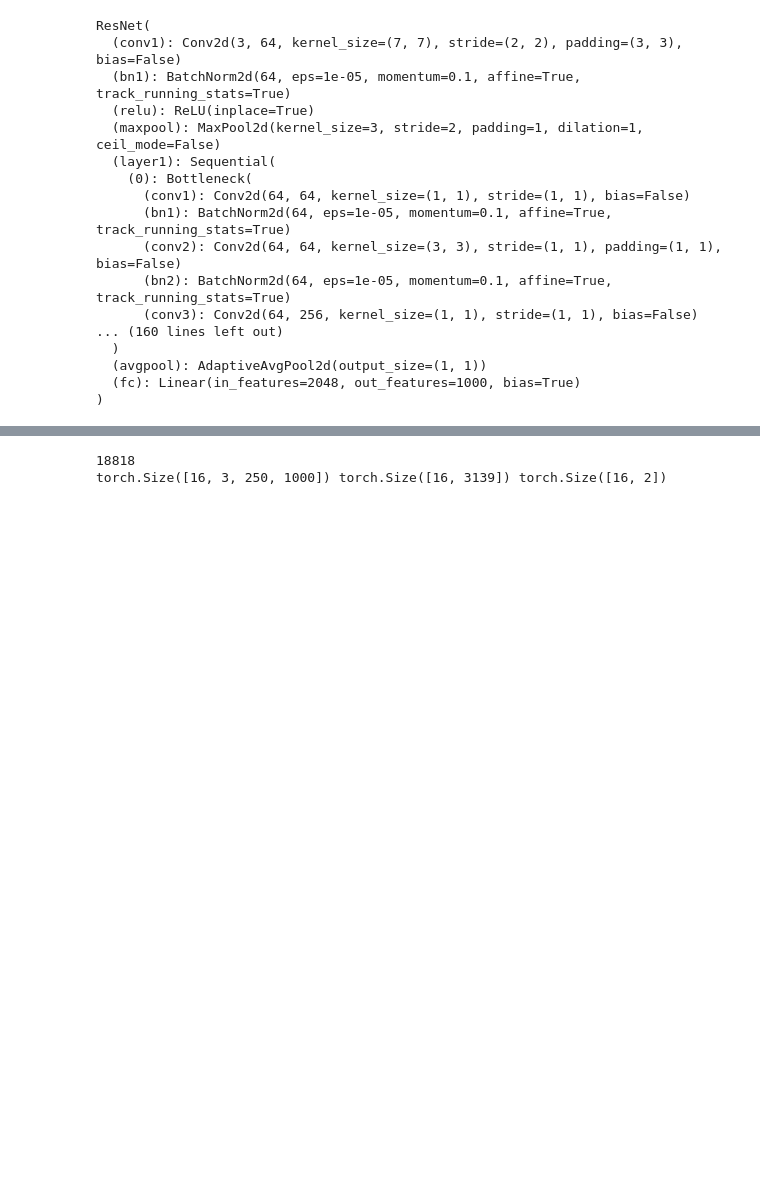
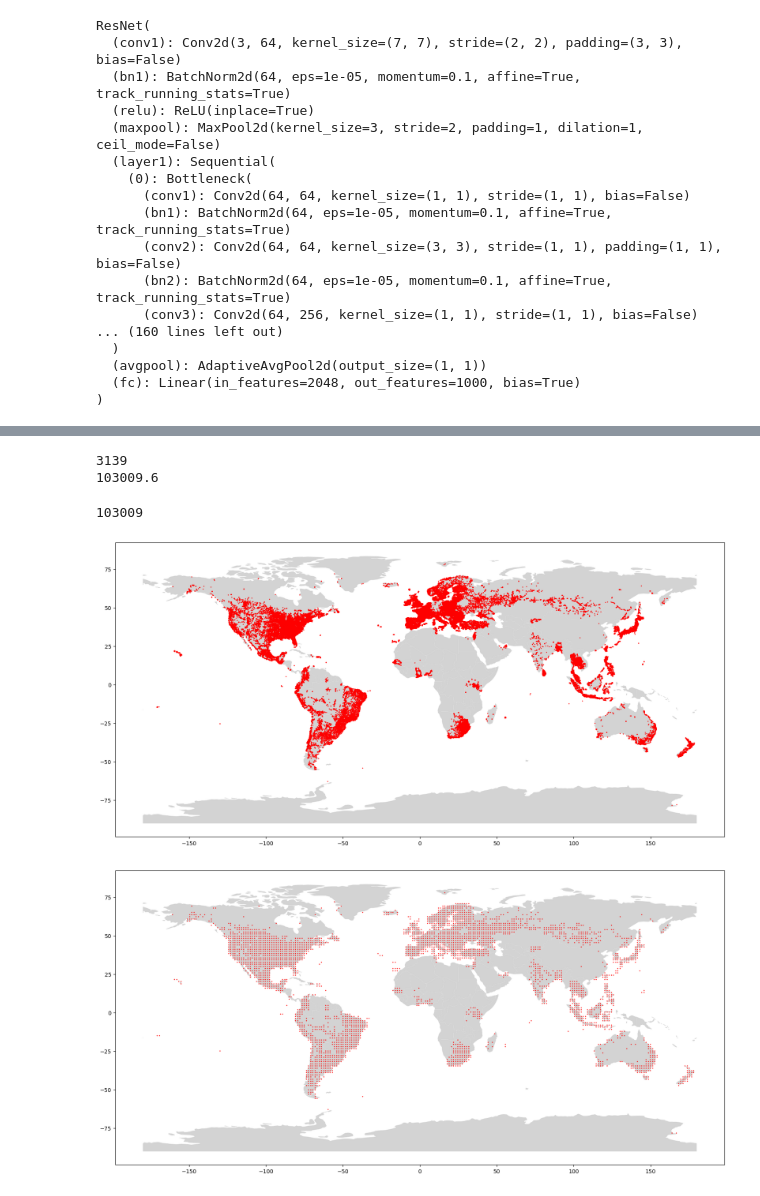
Before and after one commit to vnnima/DLCV_Project_GeoGuessr_AI, a Jupyter notebook: sequentialmodel/haversineloss_pretrained (1).ipynb, the cells around one changed output, grey strips where cells are left out. Drawn from its saved outputs; the diff is of its cells as text; code cells hidden in the pictures; blank space fills up the shorter version.

```diff
--- a/sequentialmodel/haversineloss_pretrained (1).ipynb
+++ b/sequentialmodel/haversineloss_pretrained (1).ipynb
@@ -171,3 +158,10 @@ print(indices["South America"][3])
+# %%
+df = pd.read_csv(dir+"\\coordinates3.csv", delimiter=',', skiprows=0, low_memory=False)
+print(fc_size)
+print(df["latitude"].size*0.8)
+# %% [output]
+3139
+103009.6
 # %%
 # Define the data transformation
 transform = transforms.Compose([
@@ -176,32 +170,54 @@ transform = transforms.Compose([
     transforms.Resize((250, 1000))
 ])
 
-# Load the dataset and split it into training and validation sets
+# Load the dataset and split it into training and validation sets (fc_size is generated in the kernel above)
 dataset = GeoGuessrDataset(csv_file=dir+'\coordinates3.csv',
-                                    root_dir=ROOT_DIR, transform=transform, num_classes=7, indices=indices["Asia"])
+                                    root_dir=ROOT_DIR, transform=transform, num_classes=fc_size, indices=None)
 train_size = int(0.8 * len(dataset))
 val_size = len(dataset) - train_size
 train_dataset, val_dataset = torch.utils.data.random_split(dataset, [train_size, val_size])
 print(len(train_dataset))
 # Define the dataloaders
-train_dataloader = DataLoader(train_dataset, batch_size=16, shuffle=True, num_workers=5)
-val_dataloader = DataLoader(val_dataset, batch_size=16, shuffle=False, num_workers=5)
+train_dataloader = DataLoader(train_dataset, batch_size=8, shuffle=True, num_workers=4)
+val_dataloader = DataLoader(val_dataset, batch_size=8, shuffle=False, num_workers=4)
 
 dataloaders = {"train" : train_dataloader, "val": val_dataloader}
 dataset_sizes = {"train": train_size, "val" : val_size}
 
 
 device = torch.device("cuda:0" if torch.cuda.is_available() else "cpu")
-
-
-
-for i, batch in enumerate(train_dataloader):
-    x, y, z = batch["image"], batch["geohash"], batch['gt']
-    print(x.shape, y.shape, z.shape)
-    break
 # %% [output]
-18818
-torch.Size([16, 3, 250, 1000]) torch.Size([16, 3139]) torch.Size([16, 2])
+103009
+# %%
+import geopandas as gpd
+plt.rcParams["figure.dpi"] = 100
+
+df = pd.read_csv(dir+"\\coordinates3.csv", delimiter=',', skiprows=0, low_memory=False)
+
+countries = gpd.read_file(
+               gpd.datasets.get_path("naturalearth_lowres"))
+
+
+countries.plot(color="lightgrey", figsize = (20, 16))
+
+
+plt.scatter(df["longitude"], df["latitude"], c='red', s = 0.6)
+plt.show()
+
+df = pd.read_csv(dir+"\\coords_center.csv", delimiter=',', skiprows=0, low_memory=False)
+
+countries = gpd.read_file(
+               gpd.datasets.get_path("naturalearth_lowres"))
+
+
+countries.plot(color="lightgrey", figsize = (20, 16))
+
+
+plt.scatter(df["geo_lon"], df["geo_lat"], c='red', s = 0.6)
+plt.show()
+# %% [output]
+[figure, added]
+[figure, added]
 # %%
 def train_model(model, criterion, optimizer, scheduler, num_epochs=25):
 
```
Also changed, not shown: parts of 9 cells of this notebook, 6 other files.
